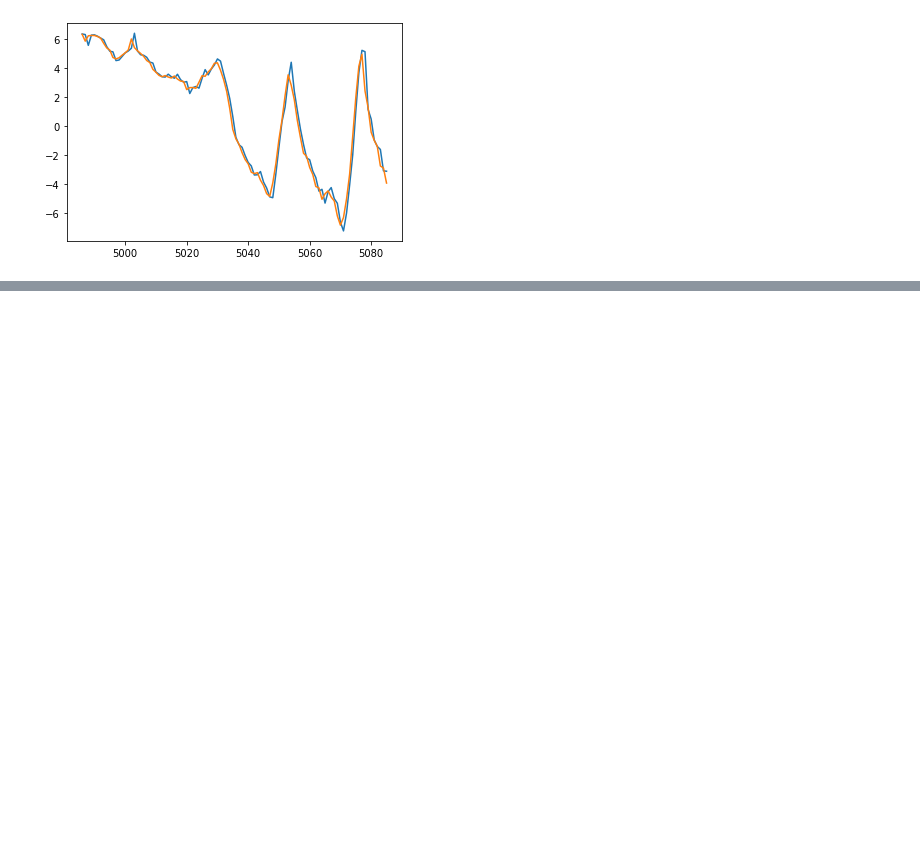
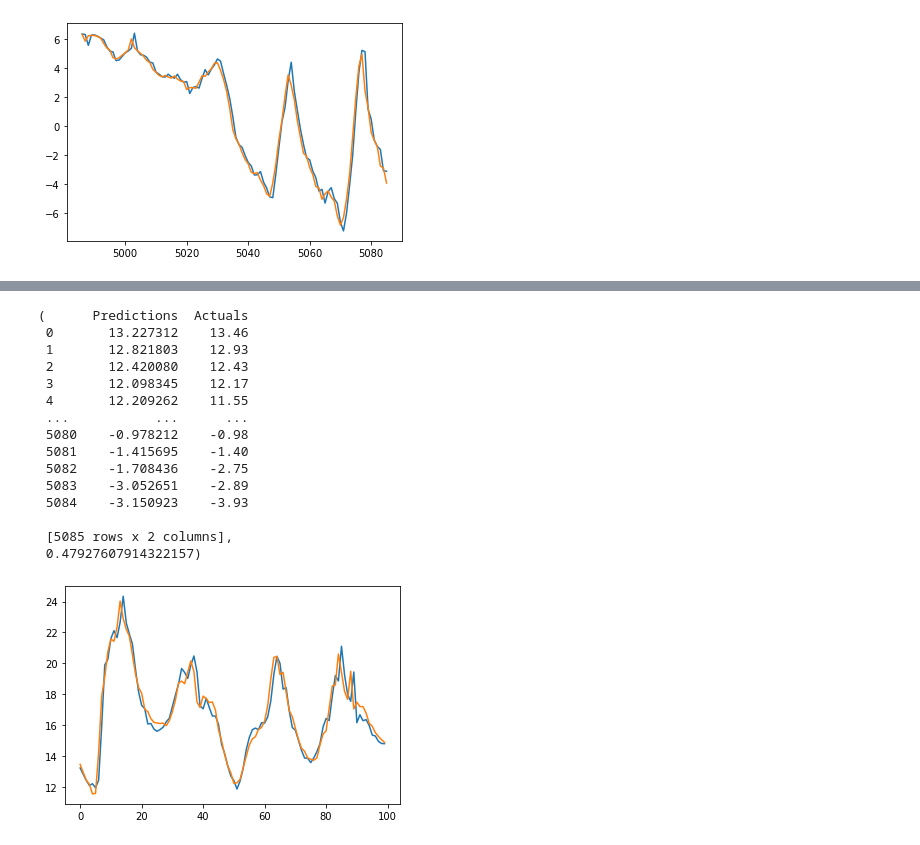
Before and after one commit to youngsoul/lstm-timeseries-univariate-example, a Jupyter notebook: LSTMTimeSeriesForecast.ipynb, the cells around one changed output, grey strips where cells are left out. Drawn from its saved outputs; the diff is of its cells as text; code cells hidden in the pictures; blank space fills up the shorter version.

```diff
--- a/LSTMTimeSeriesForecast.ipynb
+++ b/LSTMTimeSeriesForecast.ipynb
@@ -263,0 +500,3 @@ plt.plot(test_results['Actuals'][-100:])
+# %%
+X2, y2 = df_to_X_y_2(temp_df)
+X2.shape, y2.shape
@@ -263,0 +505,5 @@ plt.plot(test_results['Actuals'][-100:])
+# %%
+X2_train, y2_train = X2[:60000], y2[:60000]
+X2_val, y2_val = X2[60000:65000], y2[60000:65000]
+X2_test, y2_test = X2[65000:], y2[65000:]
+X2_train.shape, y2_train.shape,
@@ -263,0 +536,8 @@ plt.plot(test_results['Actuals'][-100:])
+# %%
+model4 = Sequential()
+model4.add(InputLayer(input_shape=(6,5))) # 6 timesteps or window_size, 5 columns/features
+model4.add(LSTM(64))
+model4.add(Dense(8, 'relu'))
+model4.add(Dense(1, 'linear'))
+
+model4.summary()
@@ -263,0 +560,4 @@ plt.plot(test_results['Actuals'][-100:])
+# %%
+cp4 = ModelCheckpoint('model4/', save_best_only=True)
+model4.compile(loss=MeanSquaredError(), optimizer=Adam(learning_rate=0.0001), metrics=[RootMeanSquaredError()])
+model4.fit(X2_train, y2_train, validation_data=(X2_val, y2_val), epochs=10, callbacks=[cp4])
@@ -263,0 +583,19 @@ plt.plot(test_results['Actuals'][-100:])
+# %%
+plot_predictions(model4, X2_test, y2_test)
+# %% [output]
+(      Predictions  Actuals
+ 0       13.227312    13.46
+ 1       12.821803    12.93
+ 2       12.420080    12.43
+ 3       12.098345    12.17
+ 4       12.209262    11.55
+ ...           ...      ...
+ 5080    -0.978212    -0.98
+ 5081    -1.415695    -1.40
+ 5082    -1.708436    -2.75
+ 5083    -3.052651    -2.89
+ 5084    -3.150923    -3.93
+
+ [5085 rows x 2 columns],
+ 0.47927607914322157)
+[figure, added]
```
Also changed, not shown: parts of 46 cells of this notebook, 16 other files.
